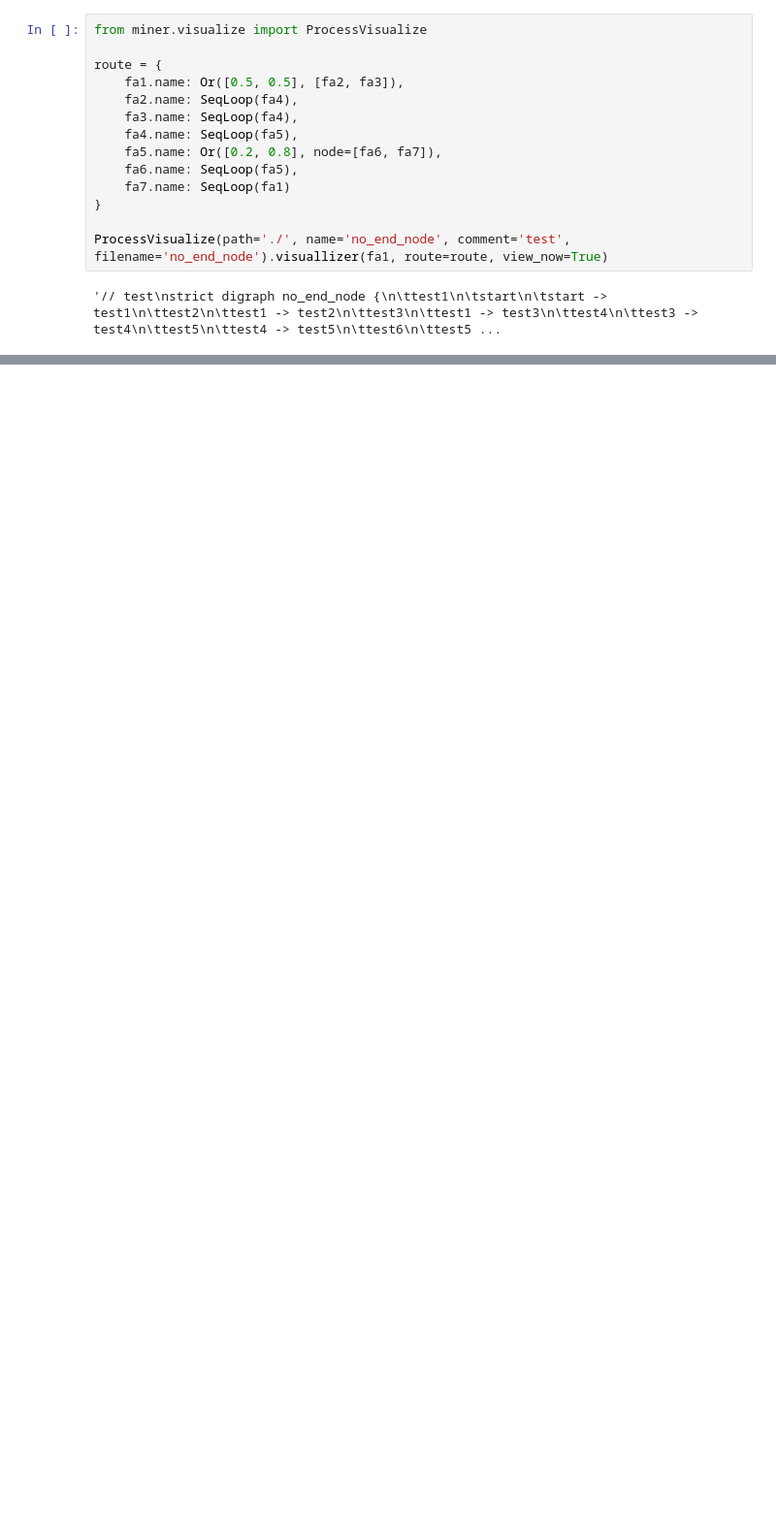
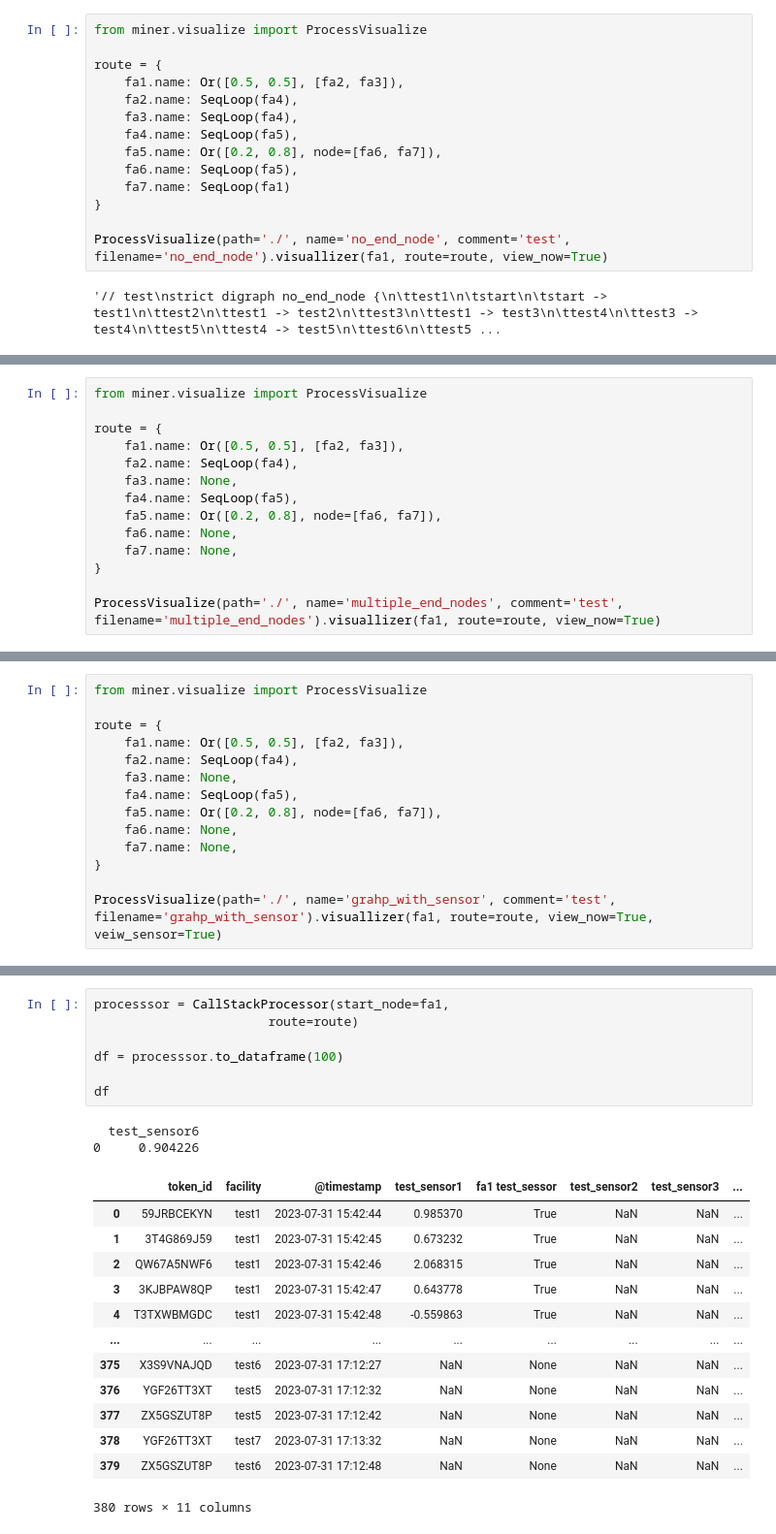
Before and after one commit to HyoungSooo/smart-factory-faker, a Jupyter notebook: tutorial.ipynb, the cells around one changed output, grey strips where cells are left out. Shown at 97% size. Saved outputs shown, nothing was run; the diff lists cells and outputs as text; blank space fills up the shorter version.

```diff
--- a/tutorial.ipynb
+++ b/tutorial.ipynb
@@ -274,0 +279,14 @@ ProcessVisualize(path='./', name='no_end_node', comment='test', filename='no_end
+# %%
+from miner.visualize import ProcessVisualize
+
+route = {
+    fa1.name: Or([0.5, 0.5], [fa2, fa3]),
+    fa2.name: SeqLoop(fa4),
+    fa3.name: None,
+    fa4.name: SeqLoop(fa5),
+    fa5.name: Or([0.2, 0.8], node=[fa6, fa7]),
+    fa6.name: None,
+    fa7.name: None,
+}
+
+ProcessVisualize(path='./', name='multiple_end_nodes', comment='test', filename='multiple_end_nodes').visuallizer(fa1, route=route, view_now=True)
@@ -274,0 +305,14 @@ ProcessVisualize(path='./', name='no_end_node', comment='test', filename='no_end
+# %%
+from miner.visualize import ProcessVisualize
+
+route = {
+    fa1.name: Or([0.5, 0.5], [fa2, fa3]),
+    fa2.name: SeqLoop(fa4),
+    fa3.name: None,
+    fa4.name: SeqLoop(fa5),
+    fa5.name: Or([0.2, 0.8], node=[fa6, fa7]),
+    fa6.name: None,
+    fa7.name: None,
+}
+
+ProcessVisualize(path='./', name='grahp_with_sensor', comment='test', filename='grahp_with_sensor').visuallizer(fa1, route=route, view_now=True, veiw_sensor=True)
@@ -274,0 +338,23 @@ ProcessVisualize(path='./', name='no_end_node', comment='test', filename='no_end
+# %%
+processsor = CallStackProcessor(start_node=fa1,
+                       route=route)
+
+df = processsor.to_dataframe(100)
+
+df
+# %% [output]
+  test_sensor6
+0     0.904226
+|  | token_id | facility | @timestamp | test_sensor1 | fa1 test_sessor | test_sensor2 | test_sensor3 | ... |
+| 0 | 59JRBCEKYN | test1 | 2023-07-31 15:42:44 | 0.985370 | True | NaN | NaN | ... |
+| 1 | 3T4G869J59 | test1 | 2023-07-31 15:42:45 | 0.673232 | True | NaN | NaN | ... |
+| 2 | QW67A5NWF6 | test1 | 2023-07-31 15:42:46 | 2.068315 | True | NaN | NaN | ... |
+| 3 | 3KJBPAW8QP | test1 | 2023-07-31 15:42:47 | 0.643778 | True | NaN | NaN | ... |
+| 4 | T3TXWBMGDC | test1 | 2023-07-31 15:42:48 | -0.559863 | True | NaN | NaN | ... |
+| ... | ... | ... | ... | ... | ... | ... | ... | ... |
+| 375 | X3S9VNAJQD | test6 | 2023-07-31 17:12:27 | NaN | None | NaN | NaN | ... |
+| 376 | YGF26TT3XT | test5 | 2023-07-31 17:12:32 | NaN | None | NaN | NaN | ... |
+| 377 | ZX5GSZUT8P | test5 | 2023-07-31 17:12:42 | NaN | None | NaN | NaN | ... |
+| 378 | YGF26TT3XT | test7 | 2023-07-31 17:13:32 | NaN | None | NaN | NaN | ... |
+| 379 | ZX5GSZUT8P | test6 | 2023-07-31 17:12:48 | NaN | None | NaN | NaN | ... |
+380 rows × 11 columns
```
Also changed, not shown: parts of 7 cells of this notebook, 4 other files.
